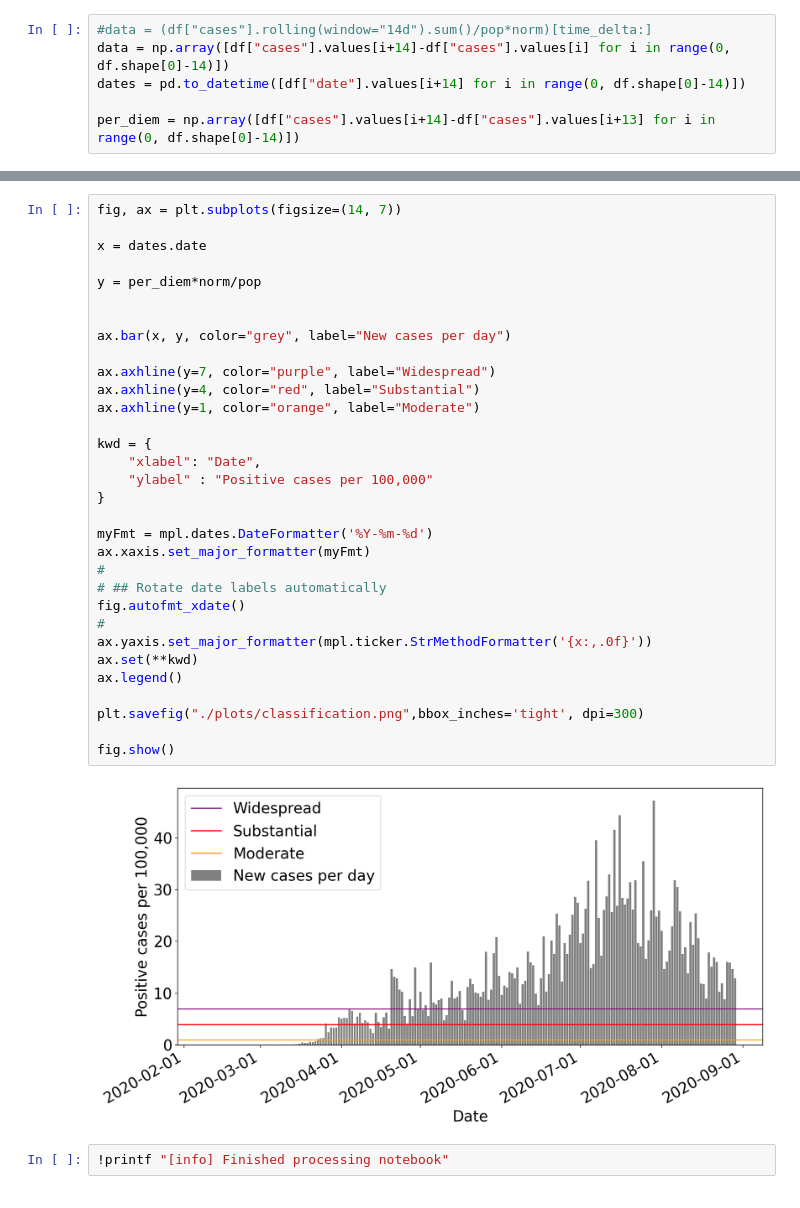
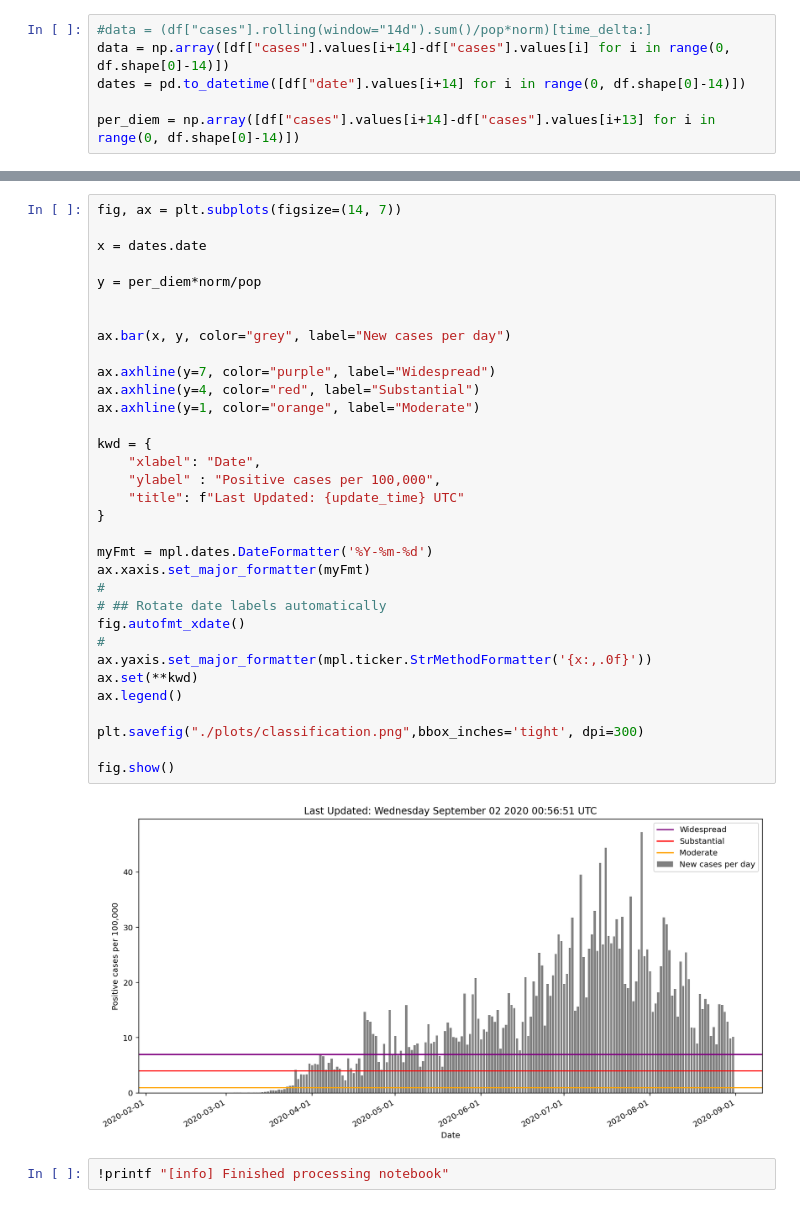
Before and after one commit to pachterlab/COVID19-County, a Jupyter notebook: LA_County_Triggers.ipynb, the cells around one changed output, grey strips where cells are left out. Cells and saved outputs as stored; diff of their text form.

Commit message:
update time in plot

```diff
--- a/LA_County_Triggers.ipynb
+++ b/LA_County_Triggers.ipynb
@@ -110,35 +113,36 @@ fig, ax = plt.subplots(figsize=(14, 7))
 
 x = dates.date
 
 y = per_diem*norm/pop
 
 
 ax.bar(x, y, color="grey", label="New cases per day")
 
 ax.axhline(y=7, color="purple", label="Widespread")
 ax.axhline(y=4, color="red", label="Substantial")
 ax.axhline(y=1, color="orange", label="Moderate")
 
 kwd = {
     "xlabel": "Date",
-    "ylabel" : "Positive cases per 100,000"
+    "ylabel" : "Positive cases per 100,000",
+    "title": f"Last Updated: {update_time} UTC"
 }
 
 myFmt = mpl.dates.DateFormatter('%Y-%m-%d')
 ax.xaxis.set_major_formatter(myFmt)
 #
 # ## Rotate date labels automatically
 fig.autofmt_xdate()
 #
 ax.yaxis.set_major_formatter(mpl.ticker.StrMethodFormatter('{x:,.0f}'))
 ax.set(**kwd)
 ax.legend()
 
 plt.savefig("./plots/classification.png",bbox_inches='tight', dpi=300)
 
 fig.show()
 # %% [output]
-[figure, old version]
+[figure, new version]
 # %%
 !printf "[info] Finished processing notebook"
 # %% [output]
```
Also changed, not shown: parts of 4 cells of this notebook.
